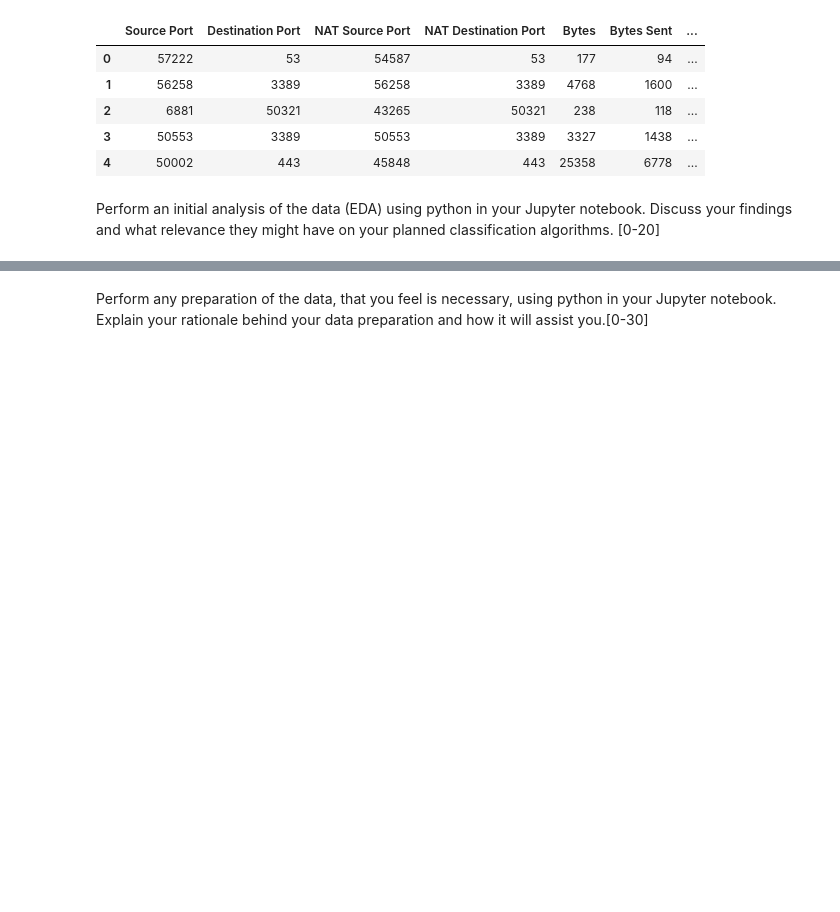
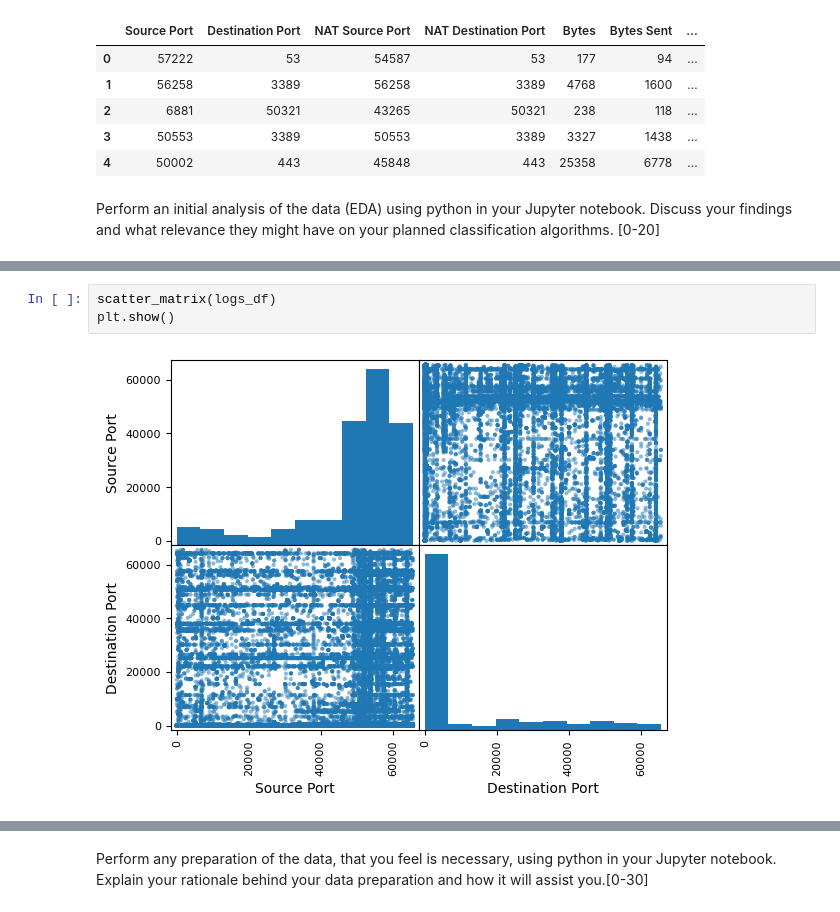
Before and after one commit to tamirisrd/ML_CA1, a Jupyter notebook: TamirisRodriguesDuarte_ML_CA1.ipynb, the cells around one changed output, grey strips where cells are left out. Cells and saved outputs as stored; diff of their text form; blank space fills up the shorter version.

```diff
--- a/TamirisRodriguesDuarte_ML_CA1.ipynb
+++ b/TamirisRodriguesDuarte_ML_CA1.ipynb
@@ -123,0 +137,5 @@ sns.pairplot(correlation_action)
+# %%
+scatter_matrix(logs_df)
+plt.show()
+# %% [output]
+[figure, added]
```
Also changed, not shown: parts of 16 cells of this notebook.
